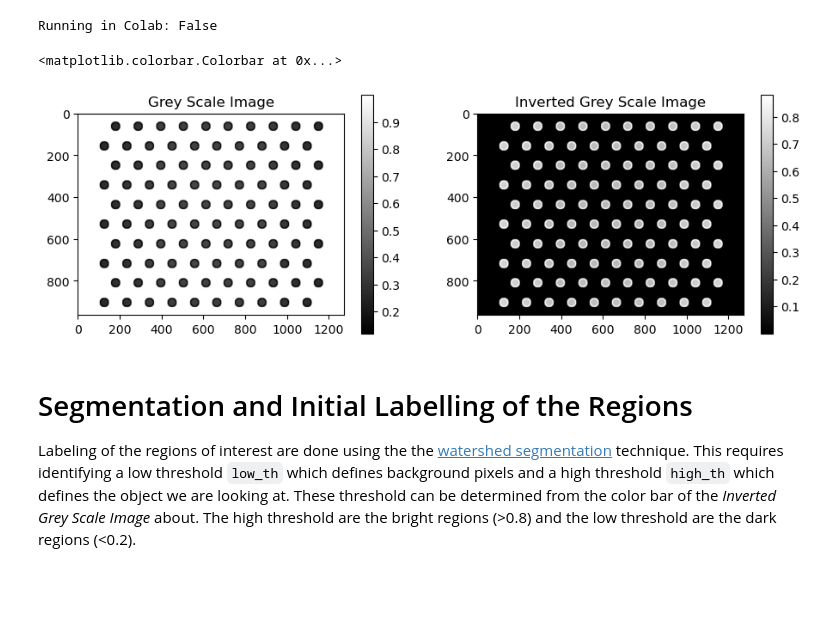
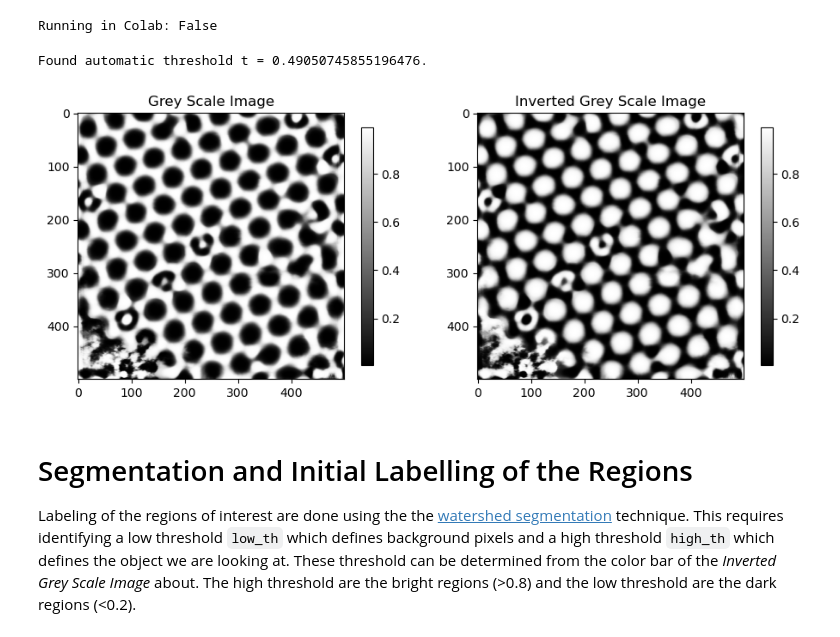
Before and after one commit to GallagherSurfaceLab/summer_26, a Jupyter notebook: STM_voronoi.ipynb, the cells around one changed output. Cells and saved outputs as stored; diff of their text form; code cells hidden in the pictures; blank space fills up the shorter version.

Commit message:
Trying to automate cutoff

```diff
--- a/STM_voronoi.ipynb
+++ b/STM_voronoi.ipynb
@@ -41,20 +39,20 @@ from stm_voronoi_mst import img_file, gray_process, voronoi_tree, find_nodes, st
 # ==================
 # FILE NAME
 # ==================
-f = r"dot_scale_10.png"
+f = r"z3_scale_2.png"
 
 # ==================
 # GRAYSCALE PROCESS
 # ==================
-dsize = 300
-cutoff = 0.2
+dsize = 30
+#cutoff = 0
 
 # ==================
 # WATERSHED
 # ==================
 smooth = False
 sigma = 4
-low_th = 0.2
+low_th = 0.7
 high_th = 0.8
 
 # ==================
@@ -65,26 +63,31 @@ power = 0
 # %%
 img = img_file(f)
 img.load()
 
 area_threshold = np.pi*0.9**2  # nm^2
 px_a_th = area_threshold*img.scale**2
 radius = int(img.scale/5)
 if radius==0:
     radius=1
 
 img_gr = gray_process(img.img,dsize=dsize,cutoff=cutoff) # dsize and cutoff should be adapted to image
 
 fig, axes = plt.subplots(nrows=1, ncols=2, figsize=(11, 6))
 im0 = axes[0].imshow(img_gr, cmap='gray')
 axes[0].set_title('Grey Scale Image')
 im1 = axes[1].imshow(util.invert(img_gr), cmap='gray')
 axes[1].set_title('Inverted Grey Scale Image')
 
 fig.colorbar(im0, ax=axes[0], shrink=0.6)
 fig.colorbar(im1, ax=axes[1], shrink=0.6)
+
+t = ski.filters.threshold_otsu(img_gr)
+print("Found automatic cutoff t = {}.".format(t))
+
+cutoff = t
 # %% [output]
-<matplotlib.colorbar.Colorbar at 0x...>
+Found automatic threshold t = 0.49050745855196476.
-[figure, old version]
+[figure, new version]
 # %% [markdown]
 # Segmentation and Initial Labelling of the Regions
 
```
Also changed, not shown: parts of 7 cells of this notebook, 1 other file.
